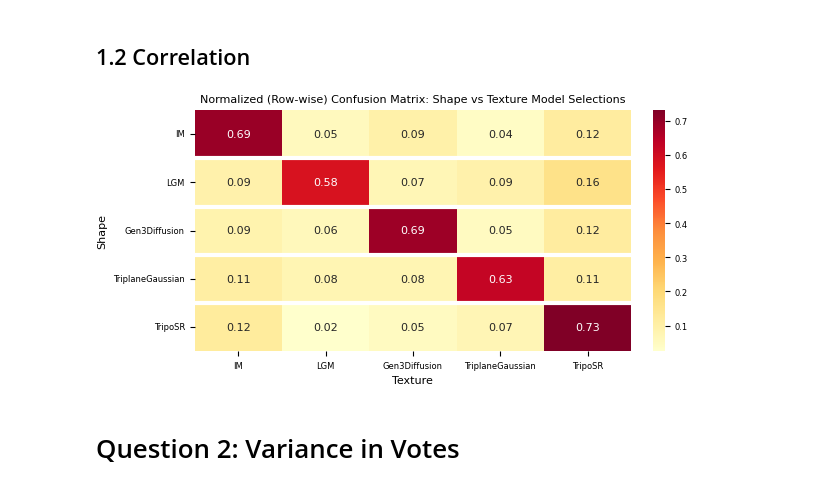
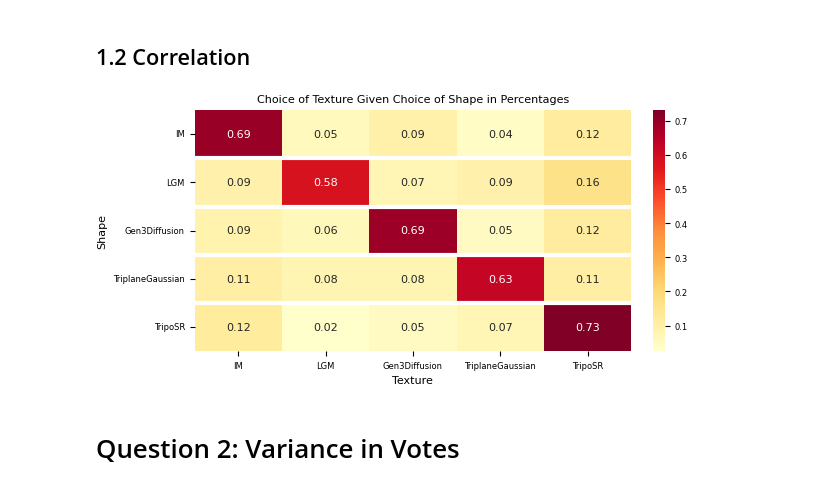
Before and after one commit to Irish-77/digitalizing-real-life-objects, a Jupyter notebook: survey/results/results.ipynb, the cells around one changed output. Drawn from its saved outputs; the diff is of its cells as text; code cells hidden in the pictures.

```diff
--- a/survey/results/results.ipynb
+++ b/survey/results/results.ipynb
@@ -490,35 +484,35 @@ with open(input_filename, newline="") as f:
             texture_index = shape_index + 1
             if shape_index < len(row) and texture_index < len(row):
                 shape_ans = row[shape_index].strip()
                 texture_ans = row[texture_index].strip()
                 confusion_counts[(shape_ans, texture_ans)] += 1
 
 # Create a matrix with rows = shape selections and columns = texture selections.
 matrix = np.zeros((len(models), len(models)), dtype=int)
 for i, shape in enumerate(models):
     for j, texture in enumerate(models):
         matrix[i, j] = confusion_counts[(shape, texture)]
 
 df_confusion = pd.DataFrame(matrix, index=models, columns=models)
 
 # Normalize row-wise: each row is divided by its sum so that it sums to 1.
 df_norm = df_confusion.div(df_confusion.sum(axis=1), axis=0)
 
 plt.figure(figsize=(6, 3))
 # Disable built-in grid by setting linewidths=0.
 ax = sns.heatmap(df_norm, annot=True, fmt=".2f", cmap="YlOrRd", linewidths=0)
-plt.title("Normalized (Row-wise) Confusion Matrix: Shape vs Texture Model Selections")
+plt.title("Choice of Texture Given Choice of Shape in Percentages")
 plt.xlabel("Texture")
 plt.ylabel("Shape")
 
 # Manually add white horizontal lines between rows.
 # These lines provide extra white spacing only between rows.
 for i in range(1, df_norm.shape[0]):
     ax.axhline(i, color='white', linewidth=3)
 
 plt.show()
 # %% [output]
-[figure, old version]
+[figure, new version]
 # %% [markdown]
 # Question 2: Variance in Votes
 # %%
```
Also changed, not shown: parts of 7 cells of this notebook.
